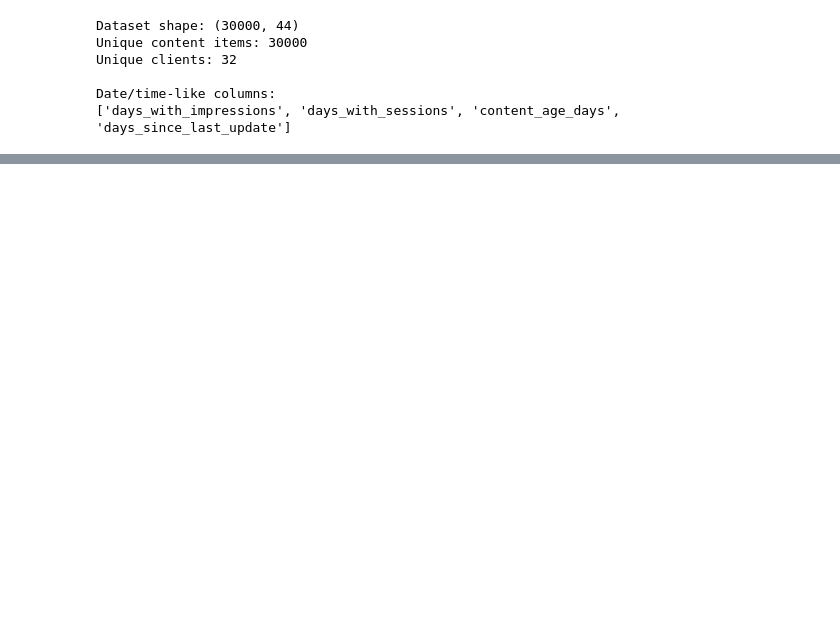
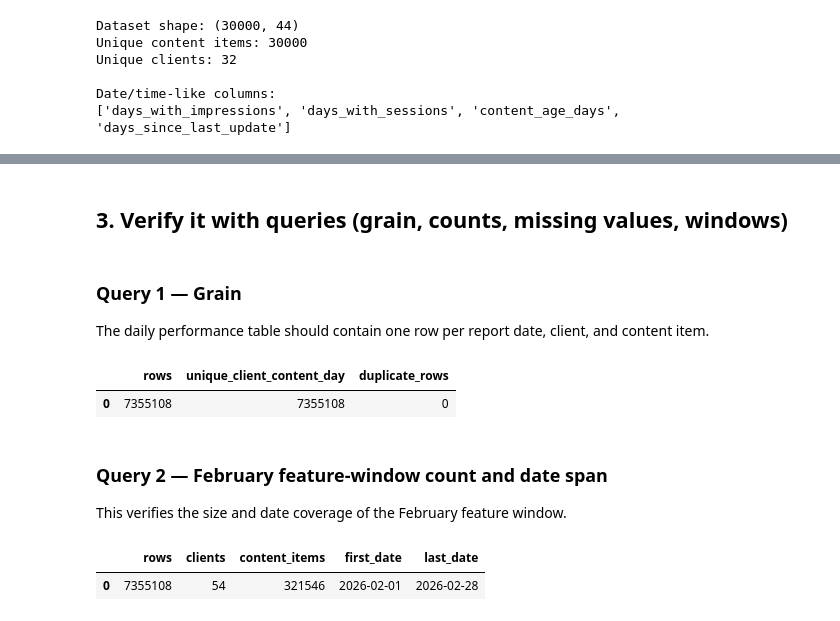
Before and after one commit to balabhadra3141/flyrank-ml-internship, a Jupyter notebook: work/notebooks/w03_data_contract.ipynb, the cells around one changed output, grey strips where cells are left out. Saved outputs shown, nothing was run; the diff lists cells and outputs as text; code cells hidden in the pictures; blank space fills up the shorter version.

```diff
--- a/work/notebooks/w03_data_contract.ipynb
+++ b/work/notebooks/w03_data_contract.ipynb
@@ -234,0 +128,47 @@ Feature ranges:
+# %% [markdown]
+## 3. Verify it with queries (grain, counts, missing values, windows)
+# %% [markdown]
+### Query 1 — Grain
+
+The daily performance table should contain one row per report date, client, and content item.
+# %%
+grain_check = con.sql(f"""
+    SELECT
+        COUNT(*) AS rows,
+        COUNT(DISTINCT
+            report_date || '|' ||
+            client_hash_id || '|' ||
+            content_hash_id
+        ) AS unique_client_content_day,
+        COUNT(*) -
+        COUNT(DISTINCT
+            report_date || '|' ||
+            client_hash_id || '|' ||
+            content_hash_id
+        ) AS duplicate_rows
+    FROM {FEB}
+""").df()
+
+grain_check
+# %% [output]
+|  | rows | unique_client_content_day | duplicate_rows |
+| 0 | 7355108 | 7355108 | 0 |
+# %% [markdown]
+### Query 2 — February feature-window count and date span
+
+This verifies the size and date coverage of the February feature window.
+# %%
+window_check = con.sql(f"""
+    SELECT
+        COUNT(*) AS rows,
+        COUNT(DISTINCT client_hash_id) AS clients,
+        COUNT(DISTINCT content_hash_id) AS content_items,
+        MIN(report_date) AS first_date,
+        MAX(report_date) AS last_date
+    FROM {FEB}
+""").df()
+
+window_check
+# %% [output]
+|  | rows | clients | content_items | first_date | last_date |
+| 0 | 7355108 | 54 | 321546 | 2026-02-01 | 2026-02-28 |
```
Also changed, not shown: parts of 21 cells of this notebook.
